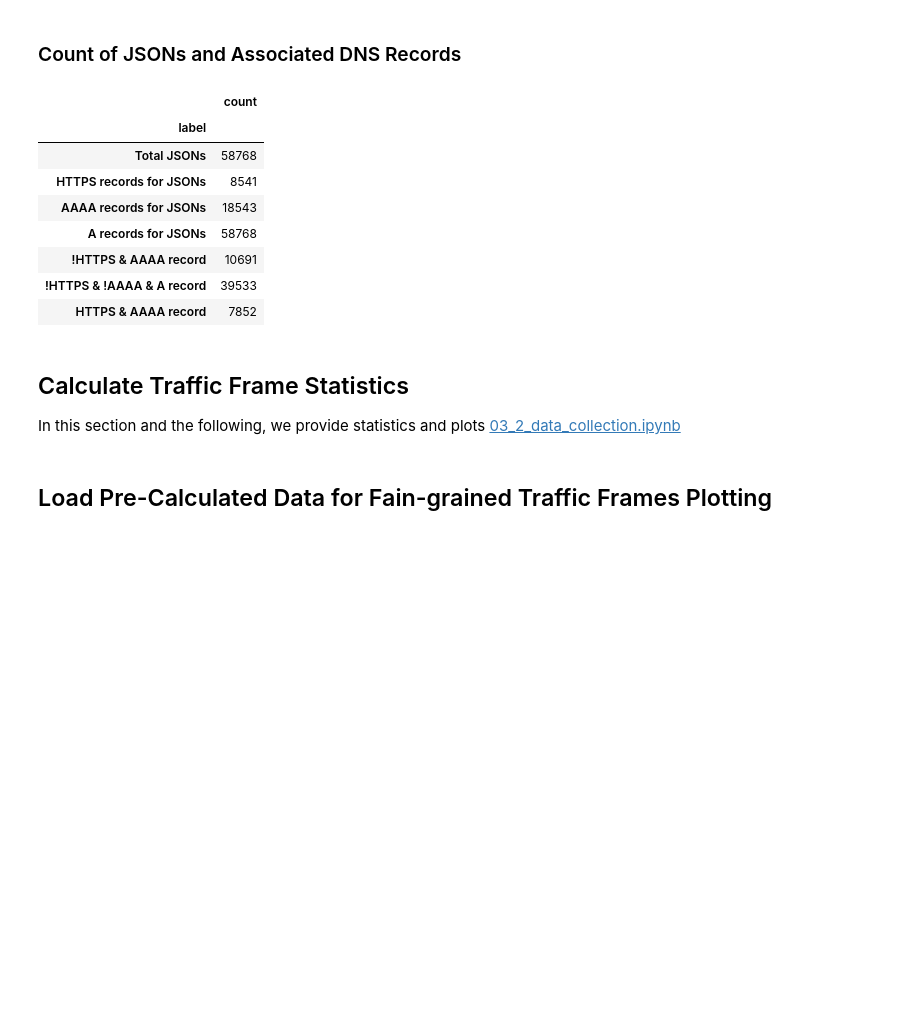
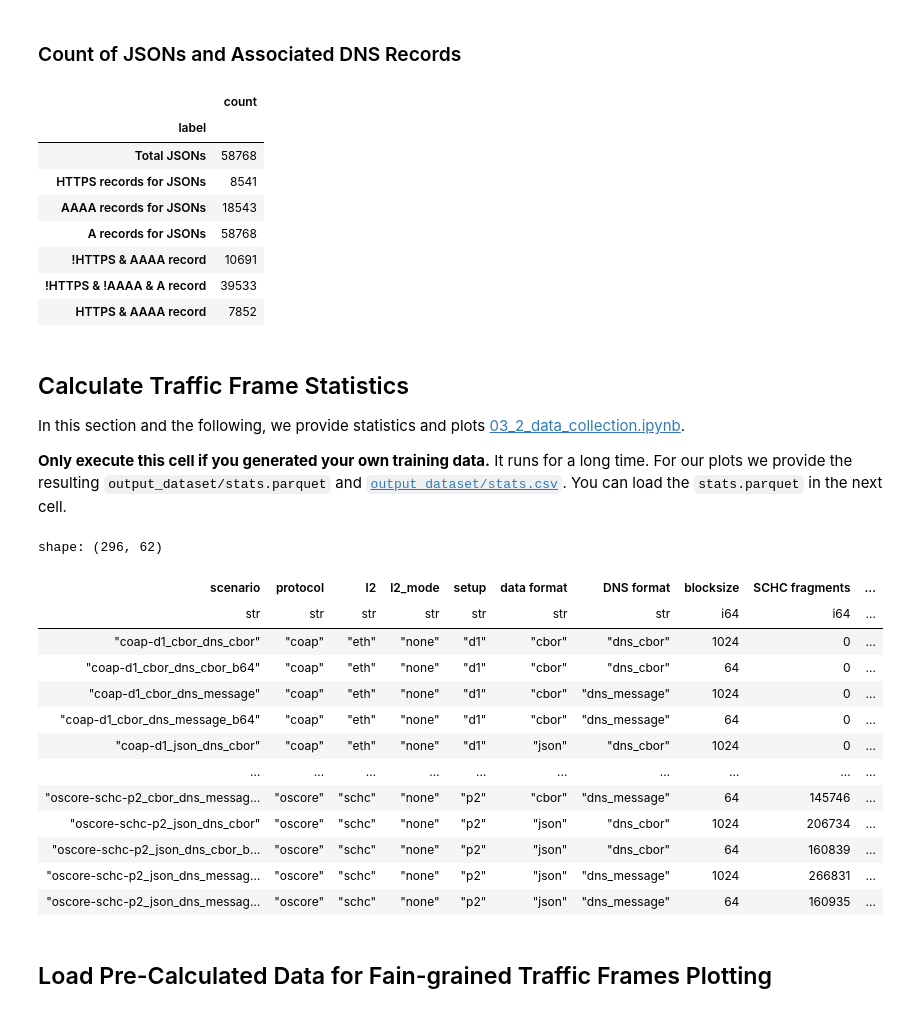
Before and after one commit to miri64/artifacts-eurosp26-doc-privacy, a Jupyter notebook: 04_data_corpus_overview.ipynb, the cells around one changed output. Saved outputs shown, nothing was run; the diff lists cells and outputs as text; code cells hidden in the pictures; blank space fills up the shorter version.

Commit message:
03_3_traffic_generation: bug fixes

```diff
--- a/04_data_corpus_overview.ipynb
+++ b/04_data_corpus_overview.ipynb
@@ -279,7 +279,9 @@ polars.DataFrame(
 # %% [markdown]
 ## Calculate Traffic Frame Statistics
 
-In this section and the following, we provide statistics and plots [03_2_data_collection.ipynb](./03_3_traffic_generation.ipynb)
+In this section and the following, we provide statistics and plots [03_2_data_collection.ipynb](./03_3_traffic_generation.ipynb).
+
+**Only execute this cell if you generated your own training data.** It runs for a long time. For our plots we provide the resulting `output_dataset/stats.parquet` and [`output_dataset/stats.csv`](output_dataset/stats.csv). You can load the `stats.parquet` in the next cell.
 # %%
 def stat_scenario(scenario, prot, l2, stp, l2_mode, data, dns, blk, _):
     eth_csv = OUTPUT_DATASET_PATH / f"{scenario}.wpan.eth.csv.gz"
@@ -513,44 +515,61 @@ def stat_scenario(scenario, prot, l2, stp, l2_mode, data, dns, blk, _):
                 "data lengths q.95": data_len_stats["quantiles"][3],
                 "data lengths max": data_len_stats["max"],
                 "data lengths violin coords": data_len_stats["coords"].tolist(),
                 "data lengths violin vals": data_len_stats["vals"].tolist(),
             }
         ]
     )
     del eth_lf
     del lf
     return df
 
 
 res = None
 
 workers = multiprocessing.cpu_count()
 
 if workers > 96:
     workers = 96
 
 
 scenarios = list(list_scenarios_full(filter_randiv_pad=True))
 
 
-with concurrent.futures.ProcessPoolExecutor(max_workers=workers) as pool:
-    def _stat_scenario(args):
-        return stat_scenario(*args)
-    for df in tqdm(pool.map(_stat_scenario, scenarios), total=len(scenarios)):
-        if res is None:
-            res = df
-        else:
-            new = polars.concat([res, df])
-            del res
-            del df
-            res = new
+def _stat_scenario(args):
+    return stat_scenario(*args)
+
+
+for df in tqdm(map(_stat_scenario, scenarios), total=len(scenarios)):
+    if res is None:
+        res = df
+    else:
+        new = polars.concat([res, df])
+        del res
+        del df
+        res = new
+
 res = res.sort("scenario")
 display(res)
 res.write_parquet(OUTPUT_DATASET_PATH / "stats.parquet", compression="lz4")
 res.select(
     [c for c in res.columns if not c.endswith("coords") and not c.endswith("vals")]
 ).write_csv(OUTPUT_DATASET_PATH / "stats.csv")
 del res
+# %% [output]
+shape: (296, 62)
+| scenario | protocol | l2 | l2_mode | setup | data format | DNS format | blocksize | SCHC fragments | ... |
+| str | str | str | str | str | str | str | i64 | i64 | ... |
+| "coap-d1_cbor_dns_cbor" | "coap" | "eth" | "none" | "d1" | "cbor" | "dns_cbor" | 1024 | 0 | ... |
+| "coap-d1_cbor_dns_cbor_b64" | "coap" | "eth" | "none" | "d1" | "cbor" | "dns_cbor" | 64 | 0 | ... |
+| "coap-d1_cbor_dns_message" | "coap" | "eth" | "none" | "d1" | "cbor" | "dns_message" | 1024 | 0 | ... |
+| "coap-d1_cbor_dns_message_b64" | "coap" | "eth" | "none" | "d1" | "cbor" | "dns_message" | 64 | 0 | ... |
+| "coap-d1_json_dns_cbor" | "coap" | "eth" | "none" | "d1" | "json" | "dns_cbor" | 1024 | 0 | ... |
+| … | … | … | … | … | … | … | … | … | ... |
+| "oscore-schc-p2_cbor_dns_messag… | "oscore" | "schc" | "none" | "p2" | "cbor" | "dns_message" | 64 | 145746 | ... |
+| "oscore-schc-p2_json_dns_cbor" | "oscore" | "schc" | "none" | "p2" | "json" | "dns_cbor" | 1024 | 206734 | ... |
+| "oscore-schc-p2_json_dns_cbor_b… | "oscore" | "schc" | "none" | "p2" | "json" | "dns_cbor" | 64 | 160839 | ... |
+| "oscore-schc-p2_json_dns_messag… | "oscore" | "schc" | "none" | "p2" | "json" | "dns_message" | 1024 | 266831 | ... |
+| "oscore-schc-p2_json_dns_messag… | "oscore" | "schc" | "none" | "p2" | "json" | "dns_message" | 64 | 160935 | ... |
 # %% [markdown]
 ## Load Pre-Calculated Data for Fain-grained Traffic Frames Plotting
 # %%
```
Also changed, not shown: parts of 8 cells of this notebook, 36 other files.
